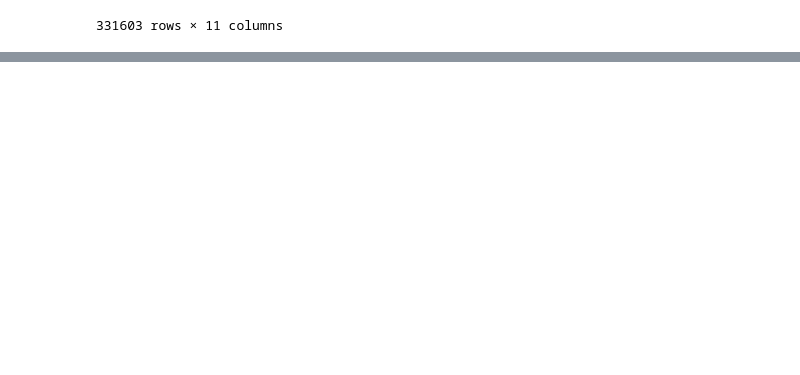
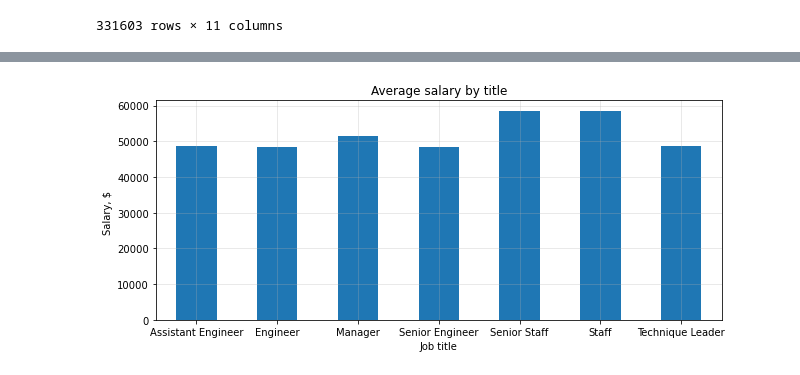
Before and after one commit to i-am-phoenix/rice-btcmp-hw9-sql-challenge, a Jupyter notebook: data_exploration_and_bonus.ipynb, the cells around one changed output, grey strips where cells are left out. Drawn from its saved outputs; the diff is of its cells as text; code cells hidden in the pictures; blank space fills up the shorter version.

Commit message:
Added histogram and bar chart for salary and title stats review

```diff
--- a/data_exploration_and_bonus.ipynb
+++ b/data_exploration_and_bonus.ipynb
@@ -164,0 +178,12 @@ merged_data
+# %%
+# Create a bar chart of average salary by title.
+plt.figure(figsize=(9,4))
+merged_data.groupby(['title']).mean()['salary'].plot.bar()
+plt.grid(alpha=0.35)
+plt.title("Average salary by title")
+plt.ylabel("Salary, $ ")
+plt.xlabel("Job title")
+plt.xticks(rotation = 0)
+plt.tight_layout()
+# %% [output]
+[figure, added]
```
Also changed, not shown: parts of 1 cell of this notebook.
